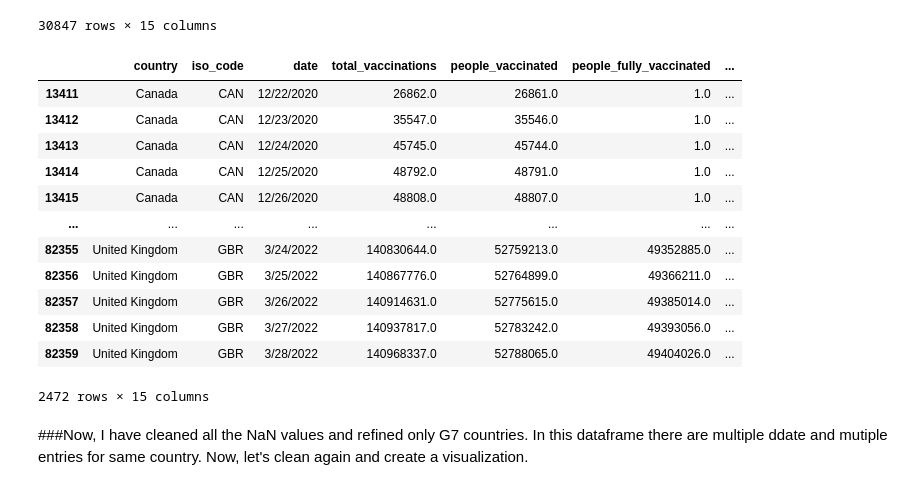
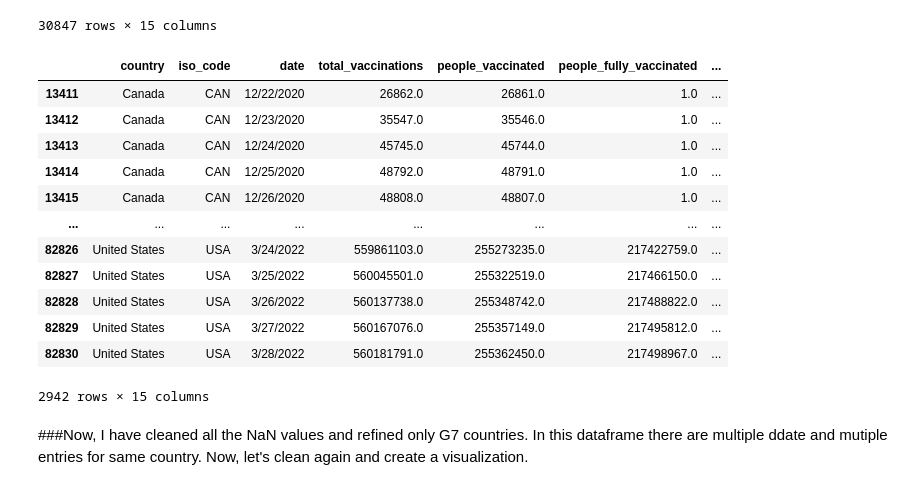
Before and after one commit to sovikapoudel/Data-Visualiation-Spring-2022, a Jupyter notebook: Recreating the Masters.ipynb, the cells around one changed output. Cells and saved outputs as stored; diff of their text form; code cells hidden in the pictures.

```diff
--- a/Recreating the Masters.ipynb
+++ b/Recreating the Masters.ipynb
@@ -207,23 +207,23 @@ G7vax3
 30847 rows × 15 columns
 # %%
 G7Vax2 = G7vax3.loc[G7vax3['total_vaccinations']>0,['date','country', 'people_fully_vaccinated_per_hundred', 'total_vaccinations_per_hundred','people_vaccinated_per_hundred']]
-G7list = ['France', 'Canada', 'United States of America', 'Germany', 'Italy', 'Japan', 'United Kingdom']
+G7list = ['France', 'Canada', 'United States', 'Germany', 'Italy', 'Japan', 'United Kingdom']
 G7df=G7vax3[G7vax3["country"].isin(G7list)]
 G7df
 # %% [output]
 |  | country | iso_code | date | total_vaccinations | people_vaccinated | people_fully_vaccinated | ... |
 | 13411 | Canada | CAN | 12/22/2020 | 26862.0 | 26861.0 | 1.0 | ... |
 | 13412 | Canada | CAN | 12/23/2020 | 35547.0 | 35546.0 | 1.0 | ... |
 | 13413 | Canada | CAN | 12/24/2020 | 45745.0 | 45744.0 | 1.0 | ... |
 | 13414 | Canada | CAN | 12/25/2020 | 48792.0 | 48791.0 | 1.0 | ... |
 | 13415 | Canada | CAN | 12/26/2020 | 48808.0 | 48807.0 | 1.0 | ... |
 | ... | ... | ... | ... | ... | ... | ... | ... |
-| 82355 | United Kingdom | GBR | 3/24/2022 | 140830644.0 | 52759213.0 | 49352885.0 | ... |
-| 82356 | United Kingdom | GBR | 3/25/2022 | 140867776.0 | 52764899.0 | 49366211.0 | ... |
-| 82357 | United Kingdom | GBR | 3/26/2022 | 140914631.0 | 52775615.0 | 49385014.0 | ... |
-| 82358 | United Kingdom | GBR | 3/27/2022 | 140937817.0 | 52783242.0 | 49393056.0 | ... |
-| 82359 | United Kingdom | GBR | 3/28/2022 | 140968337.0 | 52788065.0 | 49404026.0 | ... |
+| 82826 | United States | USA | 3/24/2022 | 559861103.0 | 255273235.0 | 217422759.0 | ... |
+| 82827 | United States | USA | 3/25/2022 | 560045501.0 | 255322519.0 | 217466150.0 | ... |
+| 82828 | United States | USA | 3/26/2022 | 560137738.0 | 255348742.0 | 217488822.0 | ... |
+| 82829 | United States | USA | 3/27/2022 | 560167076.0 | 255357149.0 | 217495812.0 | ... |
+| 82830 | United States | USA | 3/28/2022 | 560181791.0 | 255362450.0 | 217498967.0 | ... |
-2472 rows × 15 columns
+2942 rows × 15 columns
 # %% [markdown]
 ###Now, I have cleaned all the NaN values and refined only G7 countries. In this dataframe there are multiple ddate and mutiple entries for same country. Now, let's clean again and create a visualization.
 # %% [markdown]
```
Also changed, not shown: parts of 2 cells of this notebook.
